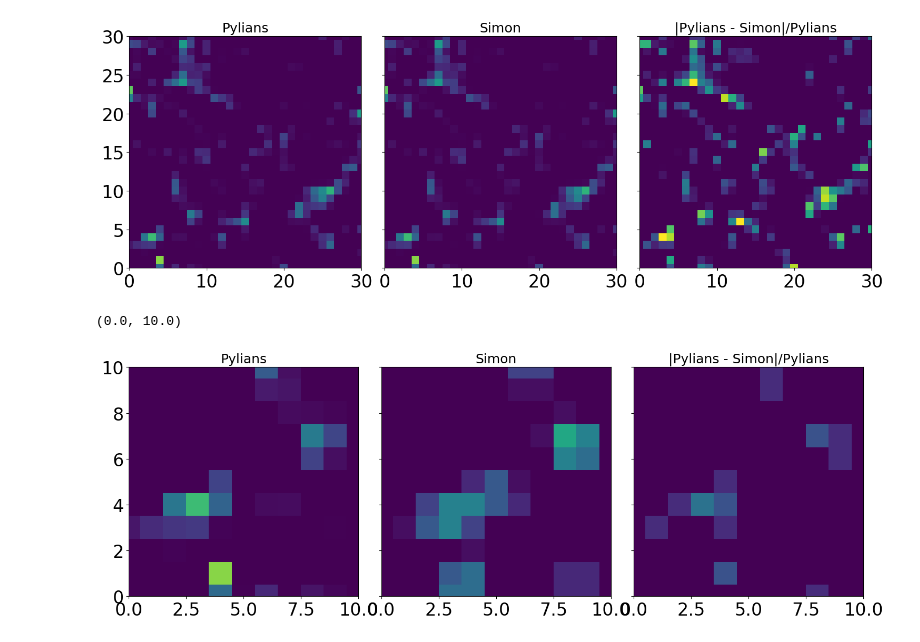
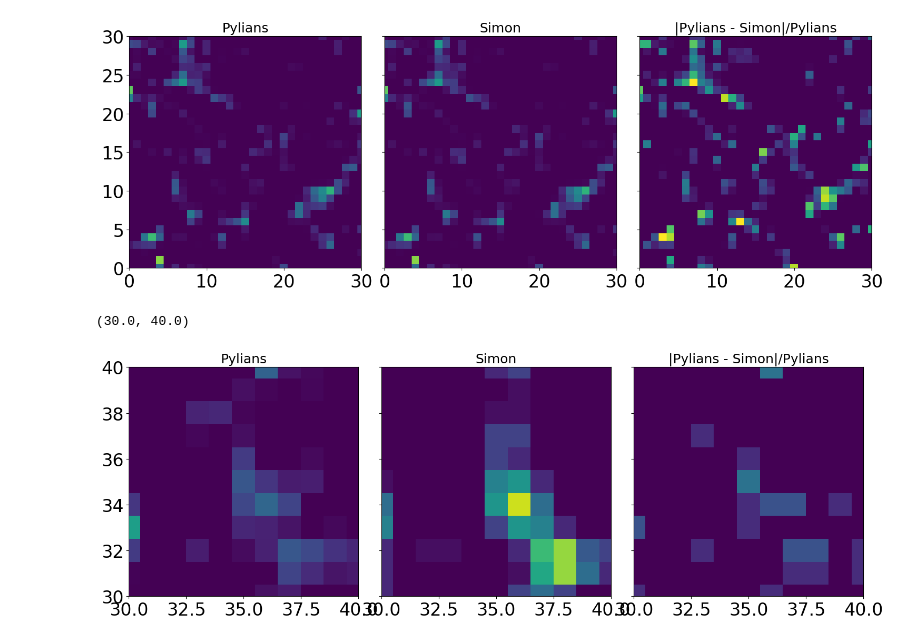
Before and after one commit to shivampcosmo/CHARM_old, a Jupyter notebook: notebooks/test_rho.ipynb, the cells around one changed output. Drawn from its saved outputs; the diff is of its cells as text; code cells hidden in the pictures.

```diff
--- a/notebooks/test_rho.ipynb
+++ b/notebooks/test_rho.ipynb
@@ -65,7 +76,7 @@ root         = '/pscratch/sd/s/spandey/quijote/Snapshot_fid'
 root_out     = '/pscratch/sd/s/spandey/quijote/Snapshot_fid/Snapshot_fid_density'
 ptypes       = [1]
 snapnum      = 0
-grid         = 128
+grid         = 512
 # numbers = np.arange(0,17)
 # for i in numbers:
 i = 0
@@ -231,4 +302,4 @@ import h5py as h5
 df = h5.File('/global/cfs/cdirs/lsst/www/shivamp/AR_NPE/run_models/truth_halo_ns128.h5', 'r')
 pos_h_truth = np.vstack((df['x_h'][()],df['y_h'][()],df['z_h'][()])).T
 lgMass_truth = df['lgMass_mock'][()]
-dfhalo2_simon = cic(jnp.array(pos_h_truth[:,0]), jnp.array(pos_h_truth[:,1]), jnp.array(pos_h_truth[:,2]), grid, grid, grid, 1e3, 1e3, 1e3)
+# dfhalo2_simon = cic(jnp.array(pos_h_truth[:,0]), jnp.array(pos_h_truth[:,1]), jnp.array(pos_h_truth[:,2]), grid, grid, grid, 1e3, 1e3, 1e3)
@@ -238,27 +306,27 @@ MASL.NGP(np.float32(pos_halos), dfhalo2_ngp, 1e3)
 # %%
 fig, axes = pl.subplots(nrows=1, ncols=3, figsize=(18, 8), sharex=True, sharey=True)
 fig.subplots_adjust(wspace=0.1, hspace=0.1)
 
 # axes[0].imshow(((mesh_truth.preview(axes=[0,1]))))
 # axes[0].set_title('Truth', size=18)
-xmin = 0
-xmax = 10
+xmin = 30
+xmax = 40
 axes[0].imshow(df_pylians[64,:,:], vmin=0, vmax=8, origin='lower')
 axes[0].set_title('Pylians', size=18)
 axes[0].set_xlim(xmin,xmax)
 axes[0].set_ylim(xmin,xmax)
 
 axes[1].imshow(dfhalo2_simon[64,:,:], vmin=0, vmax=8, origin='lower')
 axes[1].set_title('Simon', size=18)
 axes[1].set_xlim(xmin,xmax)
 axes[1].set_ylim(xmin,xmax)
 
 # axes[2].imshow((np.abs(10**M_halos_truth_recomb[64,:,:,0] - 10**M_halos[64,:,:,0])/10**M_halos_truth_recomb[64,:,:,0]), vmin=0, vmax=1.0, origin='lower')
 axes[2].imshow(dfhalo2_ngp[64,:,:], vmin=0, vmax=8, origin='lower')
 axes[2].set_title('|Pylians - Simon|/Pylians', size=18)
 axes[2].set_xlim(xmin,xmax)
 axes[2].set_ylim(xmin,xmax)
 # %% [output]
-(0.0, 10.0)
+(30.0, 40.0)
-[figure, old version]
+[figure, new version]
 # %%
```
Also changed, not shown: parts of 32 cells of this notebook, 42 other files.
